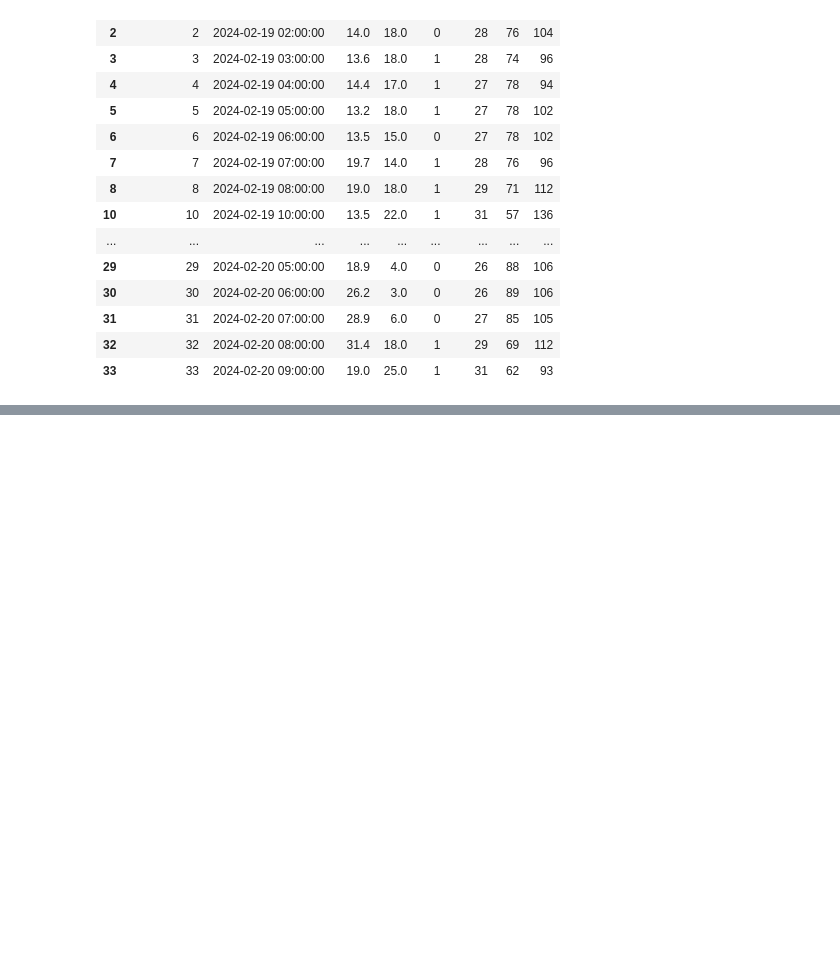
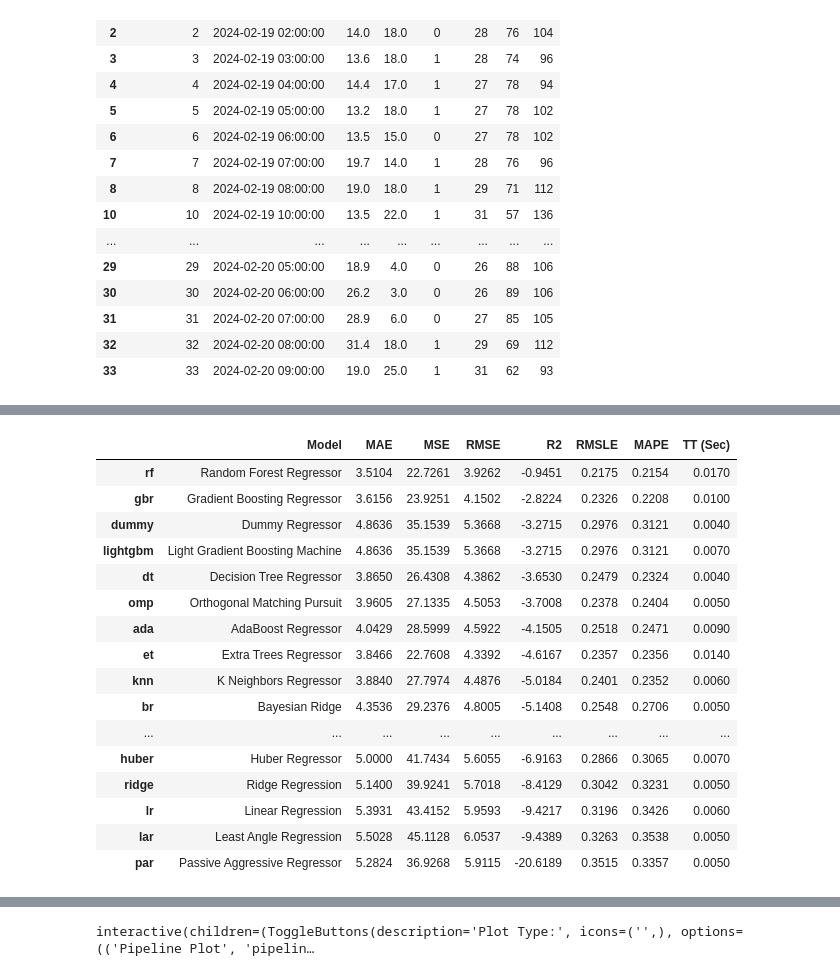
Before and after one commit to Thanathat26/Pm2.5, a Jupyter notebook: pm2.5.ipynb, the cells around one changed output, grey strips where cells are left out. Drawn from its saved outputs; the diff is of its cells as text; code cells hidden in the pictures; blank space fills up the shorter version.

```diff
--- a/pm2.5.ipynb
+++ b/pm2.5.ipynb
@@ -122,0 +123,3 @@ data.plot()
+# %%
+best = compare_models()
+# %% [output]
@@ -122,0 +127,17 @@ data.plot()
+|  | Model | MAE | MSE | RMSE | R2 | RMSLE | MAPE | TT (Sec) |
+| rf | Random Forest Regressor | 3.5104 | 22.7261 | 3.9262 | -0.9451 | 0.2175 | 0.2154 | 0.0170 |
+| gbr | Gradient Boosting Regressor | 3.6156 | 23.9251 | 4.1502 | -2.8224 | 0.2326 | 0.2208 | 0.0100 |
+| dummy | Dummy Regressor | 4.8636 | 35.1539 | 5.3668 | -3.2715 | 0.2976 | 0.3121 | 0.0040 |
+| lightgbm | Light Gradient Boosting Machine | 4.8636 | 35.1539 | 5.3668 | -3.2715 | 0.2976 | 0.3121 | 0.0070 |
+| dt | Decision Tree Regressor | 3.8650 | 26.4308 | 4.3862 | -3.6530 | 0.2479 | 0.2324 | 0.0040 |
+| omp | Orthogonal Matching Pursuit | 3.9605 | 27.1335 | 4.5053 | -3.7008 | 0.2378 | 0.2404 | 0.0050 |
+| ada | AdaBoost Regressor | 4.0429 | 28.5999 | 4.5922 | -4.1505 | 0.2518 | 0.2471 | 0.0090 |
+| et | Extra Trees Regressor | 3.8466 | 22.7608 | 4.3392 | -4.6167 | 0.2357 | 0.2356 | 0.0140 |
+| knn | K Neighbors Regressor | 3.8840 | 27.7974 | 4.4876 | -5.0184 | 0.2401 | 0.2352 | 0.0060 |
+| br | Bayesian Ridge | 4.3536 | 29.2376 | 4.8005 | -5.1408 | 0.2548 | 0.2706 | 0.0050 |
+| ... | ... | ... | ... | ... | ... | ... | ... | ... |
+| huber | Huber Regressor | 5.0000 | 41.7434 | 5.6055 | -6.9163 | 0.2866 | 0.3065 | 0.0070 |
+| ridge | Ridge Regression | 5.1400 | 39.9241 | 5.7018 | -8.4129 | 0.3042 | 0.3231 | 0.0050 |
+| lr | Linear Regression | 5.3931 | 43.4152 | 5.9593 | -9.4217 | 0.3196 | 0.3426 | 0.0060 |
+| lar | Least Angle Regression | 5.5028 | 45.1128 | 6.0537 | -9.4389 | 0.3263 | 0.3538 | 0.0050 |
+| par | Passive Aggressive Regressor | 5.2824 | 36.9268 | 5.9115 | -20.6189 | 0.3515 | 0.3357 | 0.0050 |
@@ -122,0 +145,4 @@ data.plot()
+# %%
+evaluate_model(best)
+# %% [output]
+interactive(children=(ToggleButtons(description='Plot Type:', icons=('',), options=(('Pipeline Plot', 'pipelin…
```
Also changed, not shown: parts of 8 cells of this notebook, 4 other files.
